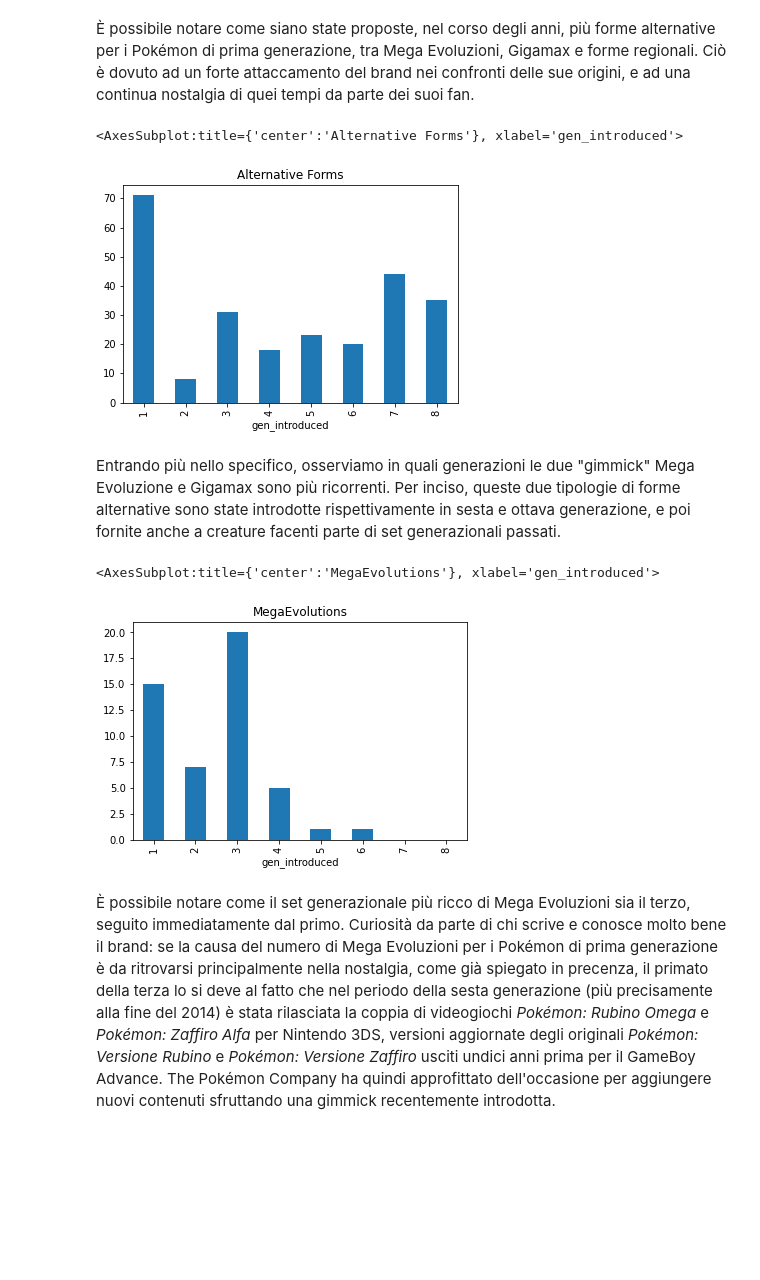
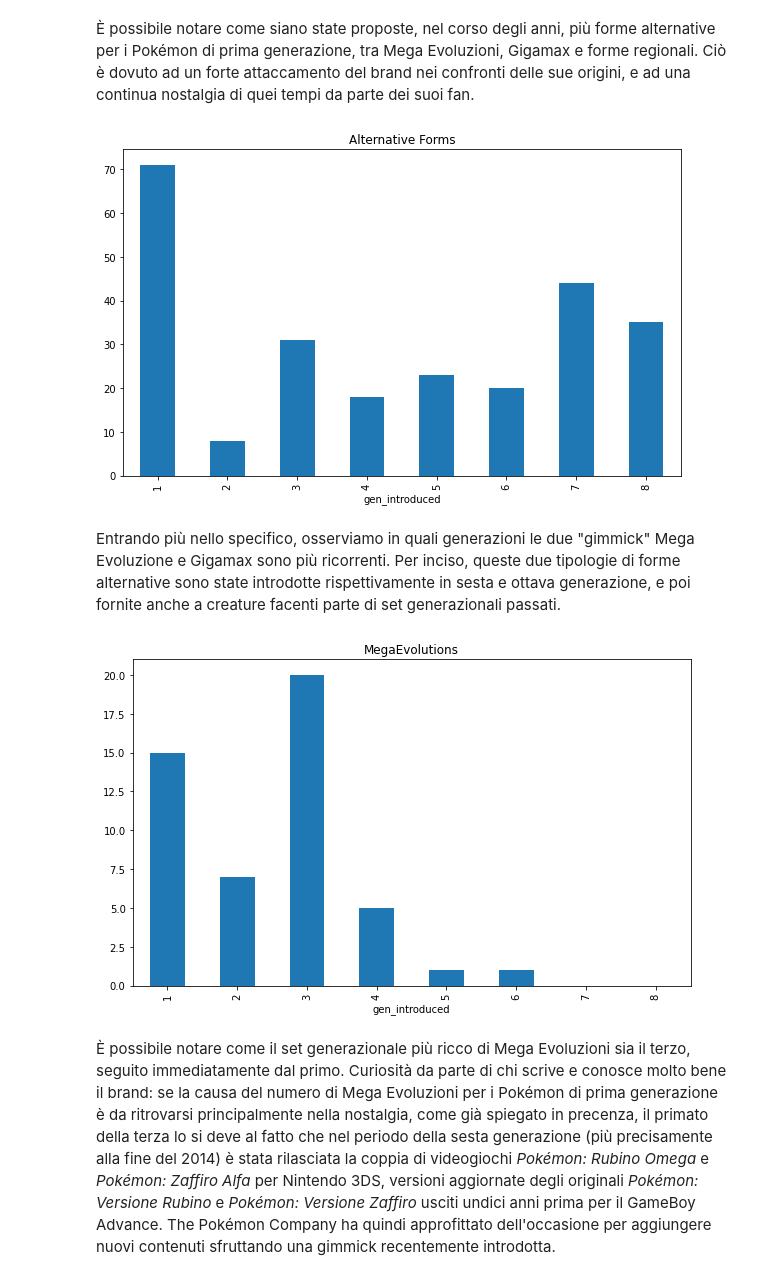
Before and after one commit to nebuchadneZZar01/DA_project, a Jupyter notebook: pokebook.ipynb, the cells around one changed output. Drawn from its saved outputs; the diff is of its cells as text; code cells hidden in the pictures; blank space fills up the shorter version.

```diff
--- a/pokebook.ipynb
+++ b/pokebook.ipynb
@@ -123,3 +125,6 @@ pokedex
+# %%
+pokedex['height'] = pokedex['height']/10
+pokedex['weight'] = pokedex['weight']/10
 # %% [markdown]
 ## 4.2 Distribuzione dei dati
 Di seguito si visualizzano le informazioni del dataset e i suoi primi cinque record, dopo la sua manipolazione.
@@ -204,18 +209,20 @@ Name: name, dtype: int64
 # %% [markdown]
 È possibile notare come siano state proposte, nel corso degli anni, più forme alternative per i Pokémon di prima generazione, tra Mega Evoluzioni, Gigamax e forme regionali. Ciò è dovuto ad un forte attaccamento del brand nei confronti delle sue origini, e ad una continua nostalgia di quei tempi da parte dei suoi fan.
 # %%
+plt.figure(figsize=(10,6))
 alternative_forms_by_gen.plot(title="Alternative Forms", kind="bar")
+plt.show()
 # %% [output]
-<AxesSubplot:title={'center':'Alternative Forms'}, xlabel='gen_introduced'>
-[figure, old version]
+[figure, new version]
 # %% [markdown]
 Entrando più nello specifico, osserviamo in quali generazioni le due "gimmick" Mega Evoluzione e Gigamax sono più ricorrenti. Per inciso, queste due tipologie di forme alternative sono state introdotte rispettivamente in sesta e ottava generazione, e poi fornite anche a creature facenti parte di set generazionali passati.
 # %%
+plt.figure(figsize=(10,6))
 megas_by_gen = pokedex.groupby('gen_introduced')['name'].apply(lambda x: x[x.str.contains('Mega')].count())
 megas_by_gen.plot(title="MegaEvolutions", kind="bar")
+plt.show()
 # %% [output]
-<AxesSubplot:title={'center':'MegaEvolutions'}, xlabel='gen_introduced'>
-[figure, old version]
+[figure, new version]
 # %% [markdown]
 È possibile notare come il set generazionale più ricco di Mega Evoluzioni sia il terzo, seguito immediatamente dal primo. Curiosità da parte di chi scrive e conosce molto bene il brand: se la causa del numero di Mega Evoluzioni per i Pokémon di prima generazione è da ritrovarsi principalmente nella nostalgia, come già spiegato in precenza, il primato della terza lo si deve al fatto che nel periodo della sesta generazione (più precisamente alla fine del 2014) è stata rilasciata la coppia di videogiochi *Pokémon: Rubino Omega* e *Pokémon: Zaffiro Alfa* per Nintendo 3DS, versioni aggiornate degli originali *Pokémon: Versione Rubino* e *Pokémon: Versione Zaffiro* usciti undici anni prima per il GameBoy Advance. The Pokémon Company ha quindi approfittato dell'occasione per aggiungere nuovi contenuti sfruttando una gimmick recentemente introdotta.
 # %%
```
Also changed, not shown: parts of 19 cells of this notebook.
